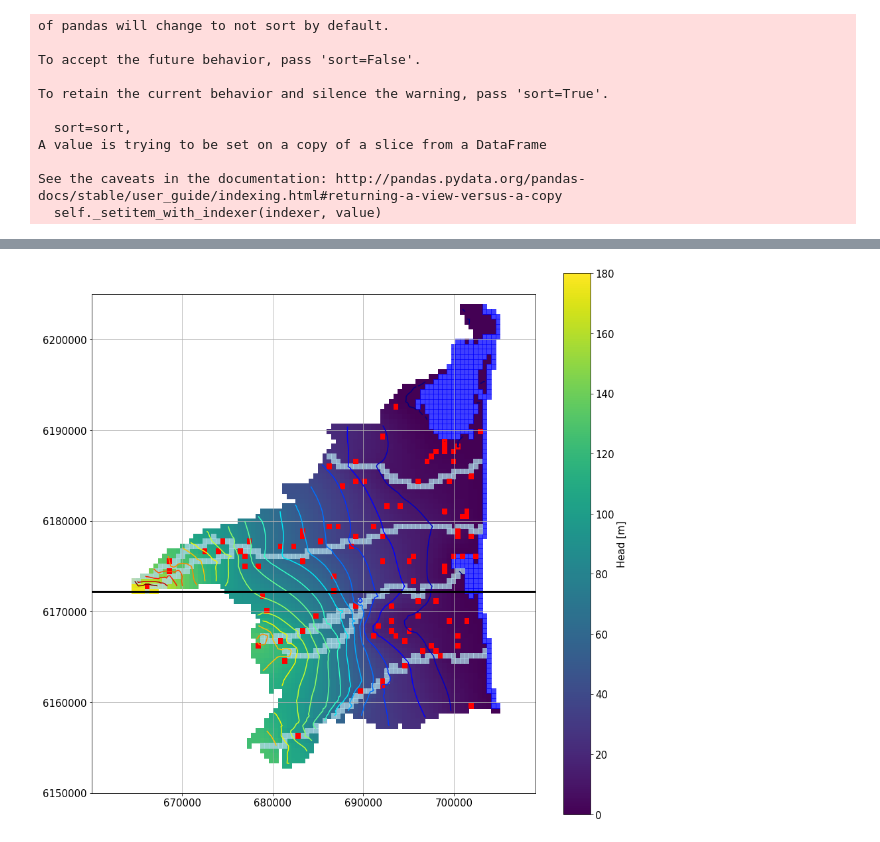
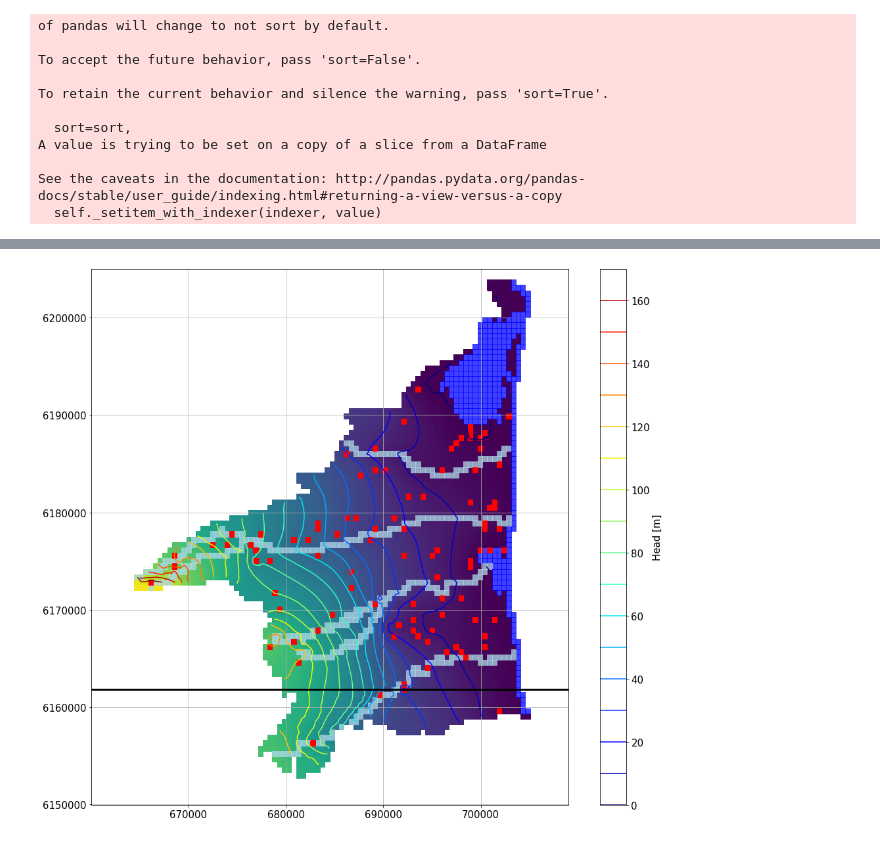
Before and after one commit to LudovicSchorpp/TM_Ludovic_Schorpp, a Jupyter notebook: codes_tests/Modeles2D/test_premier_model/test_premier_model.ipynb, the cells around one changed output, grey strips where cells are left out. Cells and saved outputs as stored; diff of their text form; code cells hidden in the pictures.

```diff
--- a/codes_tests/Modeles2D/test_premier_model/test_premier_model.ipynb
+++ b/codes_tests/Modeles2D/test_premier_model/test_premier_model.ipynb
@@ -76,11 +71,11 @@ for file in glob.glob(os.path.join(folder_path, '*.txt')):
     surfaces.append(Rast.resample_to_grid(grid.xcellcenters,
                                 grid.ycellcenters,
                                 band = Rast.bands[0],
-                                method="linear"))
+                                method="nearest"))
 Q = surfaces[1]
 PC = surfaces[2]
 PMS = surfaces[3]
-BOT = PMS
+BOT = PMS.copy()
 BOT[PMS==-9999] = PC[PMS==-9999]
 BOT[PC==-9999] = Q[PC==-9999]
 BOT[BOT==-9999] = 0
@@ -313,37 +317,38 @@ for file in os.listdir(model_dir):
         bdfile.append(os.path.splitext(file)[0])
 # %%
 # make a plot
-fig = plt.figure(figsize=(15,15))
-ax  = plt.subplot(1, 1, 1, aspect='equal')
+fig = plt.figure(figsize=(17,15))
+ax  = plt.subplot(1, 1,1, aspect='equal')
 ml = fp.plot.PlotMapView(model=gwf)
 
 hmesh=ml.plot_array(head,masked_values=[0,1e30],cmap="viridis")
 hmesh.set_clim(0,180)
 #ml.plot_specific_discharge(spdis[0],color="w",width=0.0050)
 cont=ml.contour_array(head,masked_values=[0,1e30],levels=np.linspace(0,170,18),cmap="jet")
 
 # plot bc
 for bc in bdfile:
     if bc == ("sea") or bc== ("eta"):
         ml.plot_bc(bc,color="b",alpha=0.5)
     else :
         ml.plot_bc(bc,color="lightblue",alpha=0.5)
 ml.plot_bc("wel",label="we") # plot the wells
 
 # plot Cross-section
-row = 59;
+row = 78
 x = [x0,x1]
 y = [y1-(row+.5)*delc,y1-(row+.5)*delc]
 ax.plot(x,y,"k",linewidth=3)
 
 
 ax.tick_params(labelsize=15)
 #ax.tick_params(axis="y",direction="in", pad=-120)
 
-g = plt.colorbar(hmesh)
+
+g = plt.colorbar(cont)
 g.set_label("Head [m]",fontsize=15)
 g.ax.tick_params(labelsize=15)
 
 ax.grid()
 # %% [output]
-[figure, old version]
+[figure, new version]
```
Also changed, not shown: parts of 17 cells of this notebook, 17 other files.
